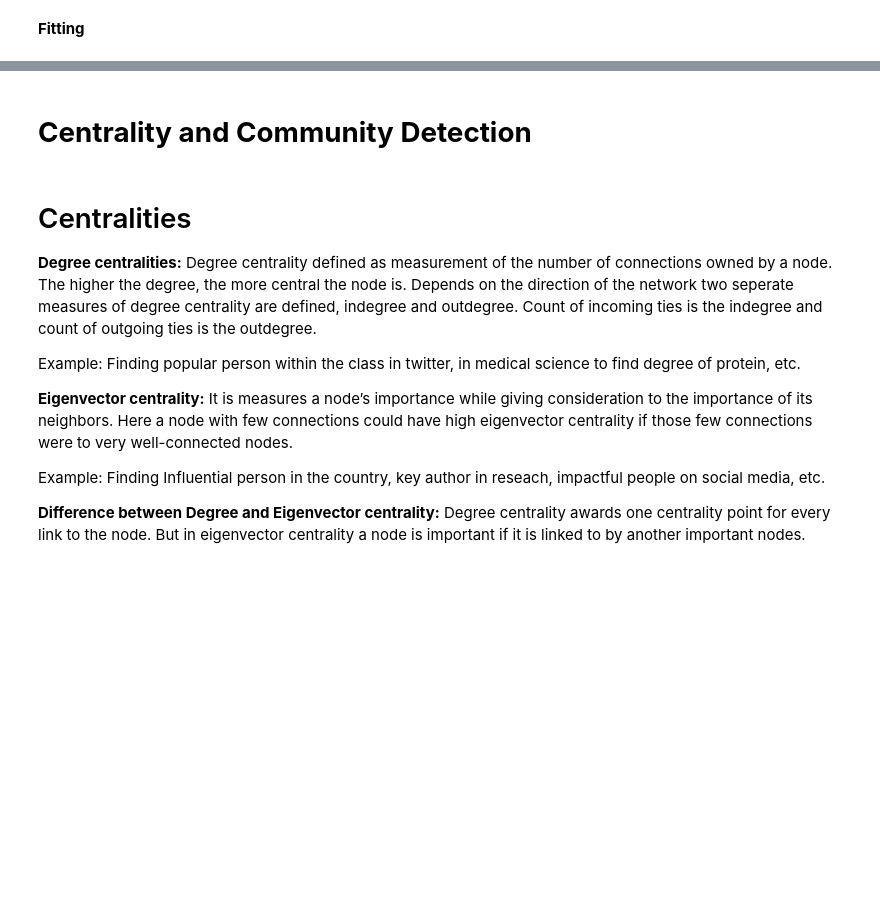
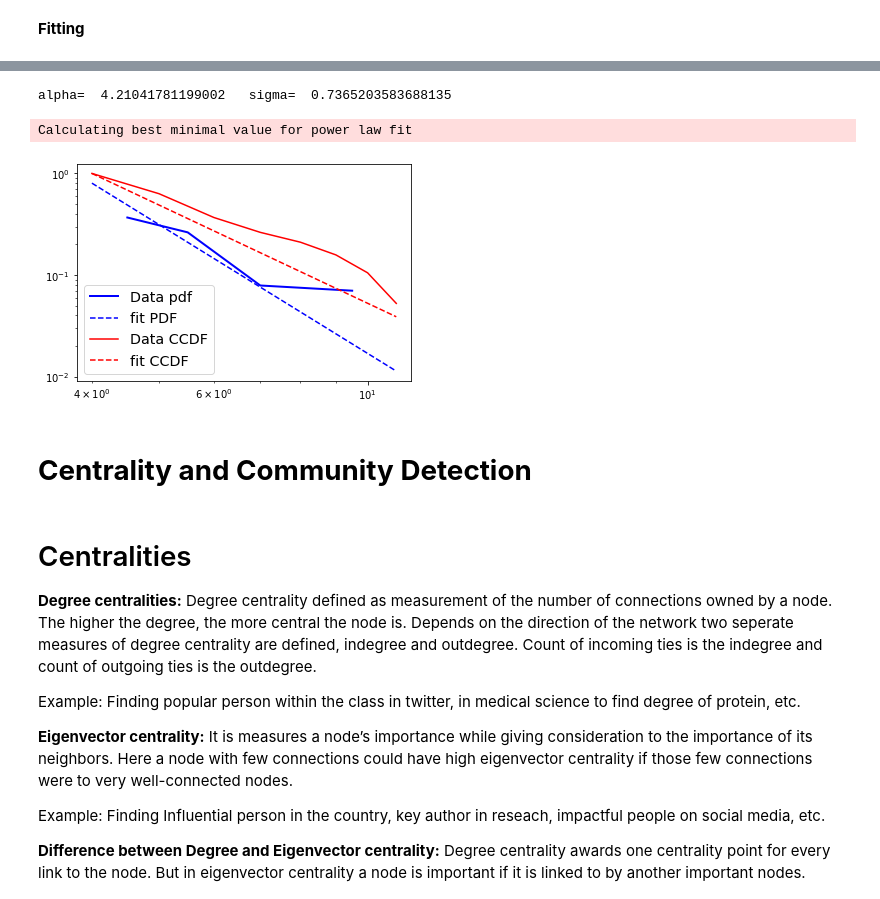
Before and after one commit to Elangoraj/Social-network-analysis, a Jupyter notebook: Networks.ipynb, the cells around one changed output, grey strips where cells are left out. Cells and saved outputs as stored; diff of their text form; code cells hidden in the pictures; blank space fills up the shorter version.

```diff
--- a/Networks.ipynb
+++ b/Networks.ipynb
@@ -160,3 +136,23 @@ plt.plot(x,y,'o',alpha=0.05)
+# %%
+import powerlaw
+D = list(degreeCount.values())
+
+D_fit = powerlaw.Fit(D)
+plot=D_fit.plot_pdf(color='b', linewidth=2)
+
+D_fit.power_law.plot_pdf( color= 'b',linestyle='--',label='fit ccdf',ax = plot)
+
+D_fit.plot_ccdf(color= 'r',ax = plot)
+D_fit.power_law.plot_ccdf( color= 'r',linestyle='--',label='fit ccdf',ax = plot)
+
+print('alpha= ',D_fit.power_law.alpha,'  sigma= ',D_fit.power_law.sigma)
+
+plt.legend(['Data pdf', 'fit PDF', 'Data CCDF', 'fit CCDF'], fontsize = 'x-large')
+plt.show()
+# %% [output]
+alpha=  4.21041781199002   sigma=  0.7365203583688135
+Calculating best minimal value for power law fit
+[figure, added]
 # %% [markdown]
 # **Centrality and Community Detection**
 # %% [markdown]
```
Also changed, not shown: parts of 31 cells of this notebook.
